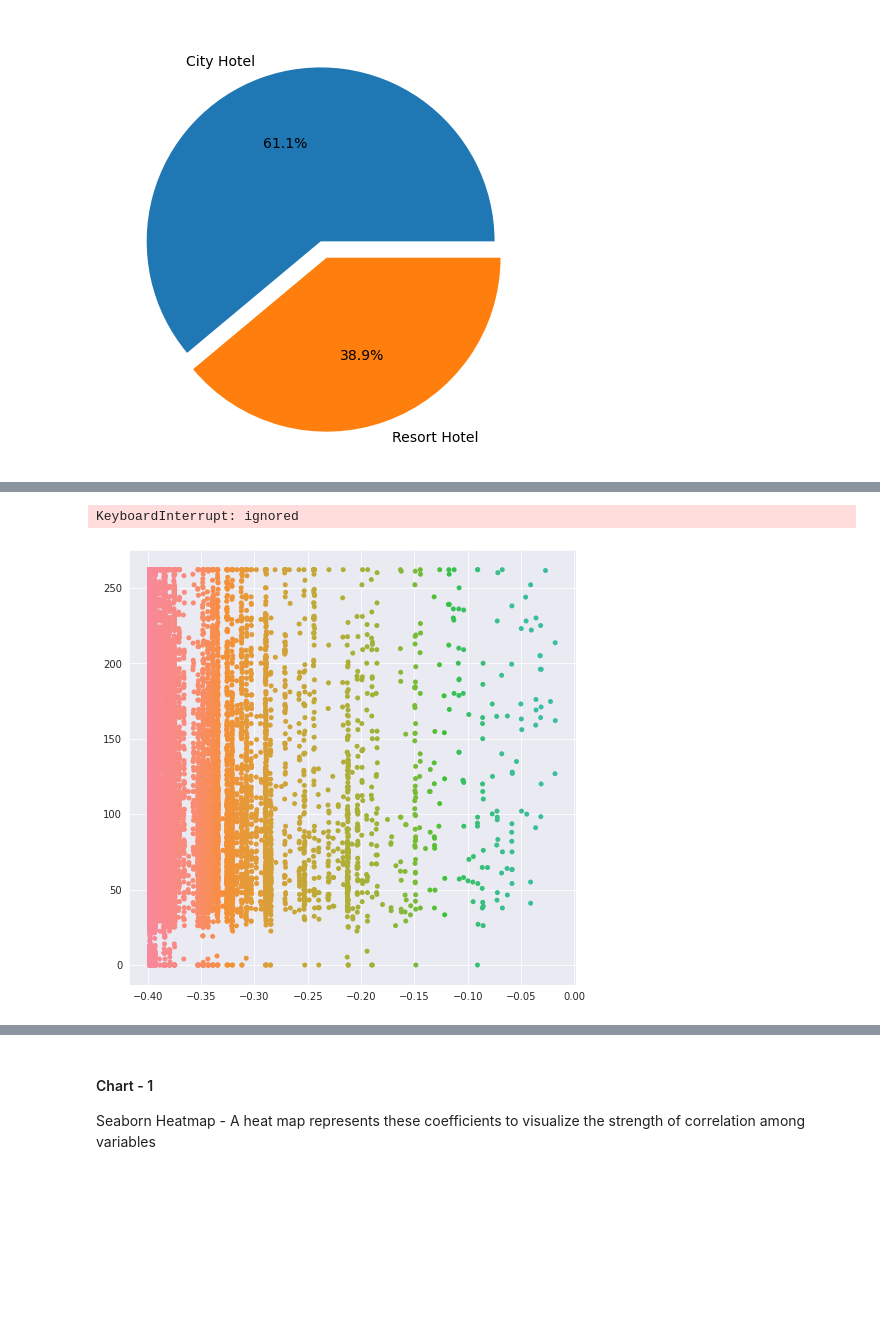
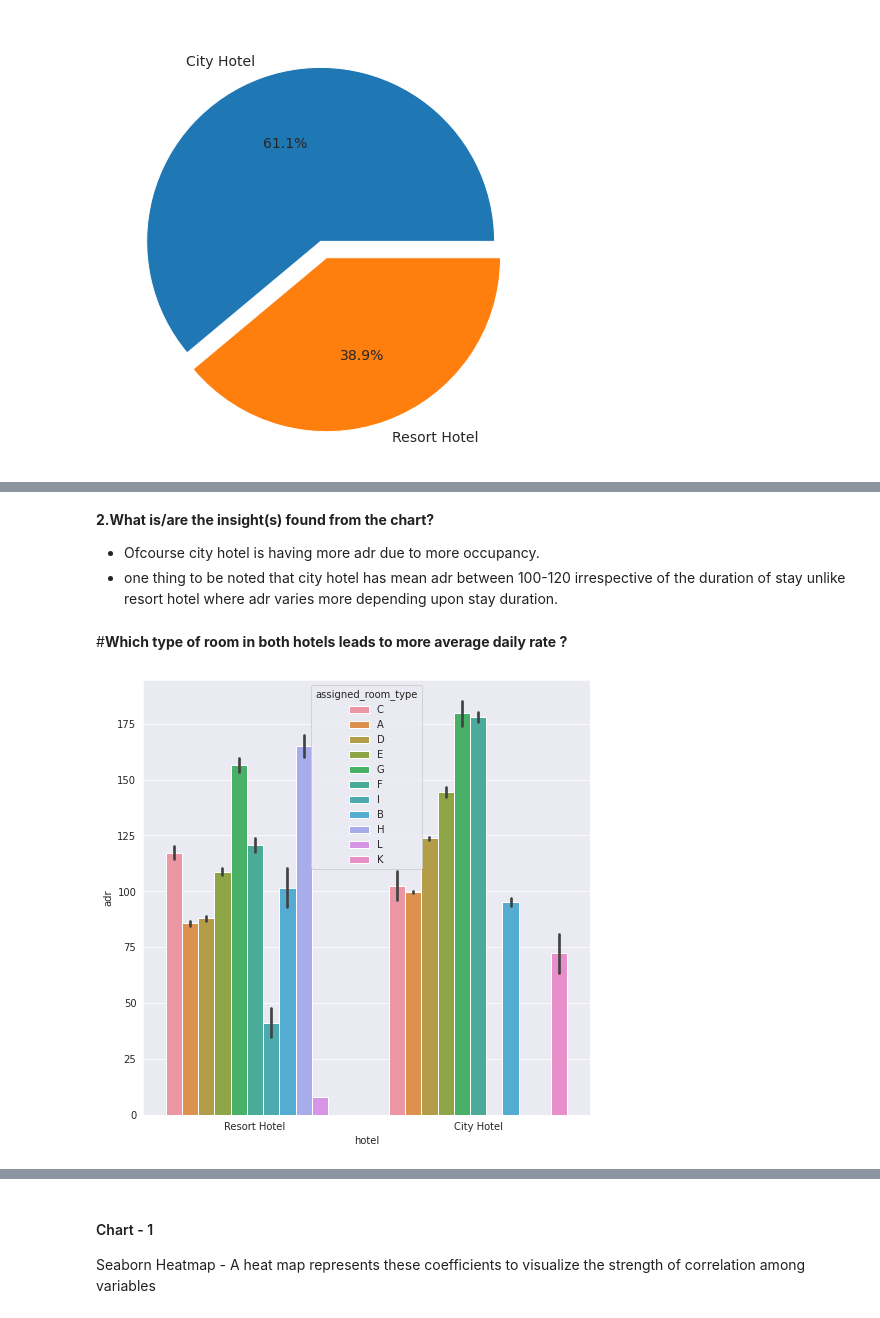
Before and after one commit to aswinijena3459/Hotel-Booking-analysis-EDA, a Jupyter notebook: Hotel_Bookings_Analysis.ipynb, the cells around one changed output, grey strips where cells are left out. Saved outputs shown, nothing was run; the diff lists cells and outputs as text; code cells hidden in the pictures; blank space fills up the shorter version.

```diff
--- a/Hotel_Bookings_Analysis.ipynb
+++ b/Hotel_Bookings_Analysis.ipynb
@@ -31,7 +31,7 @@ plt.rcParams['figure.figsize'] = (10,7)
 %matplotlib inline
 import seaborn as sns
 import missingno as msno
-plt.rcParams['figure.figsize'] = 8,8
+plt.rcParams['figure.figsize'] = 12,8
 # import done to avoid warnings
 from warnings import filterwarnings
 # %% [markdown]
@@ -791,5 +791,6 @@ We will take data points outside range 0-14 numbers as ouliers and replace with
 # %%
 df1.loc[df1['total_stay'] >14,'total_stay'] = 14
+df1.loc[df1['total_stay'] <1,'total_stay'] = 1
 # %% [markdown]
 Still there are some features where outliers are present .We will do the outlier treatment of those features by analysing distplot, boxplot and summary statistics individually for every feature
 # %%
@@ -942,5 +992,4 @@ plt.show()
 # %%
-sns.set_style('darkgrid')  # set the background style of the plot
-sns.countplot(x ='hotel',hue='is_canceled', data = df1,palette ='plasma')
+sns.barplot(x ='hotel', y ='lead_time',hue='is_canceled',data = df1, palette ='plasma')  ####getting relationship between hotel, lead_time wrt is_canceled
 plt.show()
 # %% [output]
@@ -948,6 +1008,11 @@ plt.show()
+# %% [markdown]
+**2.What is/are the insight(s) found from the chart?**
+- Ofcourse city hotel is having more adr due to more occupancy.
+- one thing to be noted that city hotel has mean adr between 100-120 irrespective of the duration of stay unlike resort hotel where adr varies more depending upon stay duration.
+# %% [markdown]
+#**Which type of room in both hotels leads to more average daily rate ?**
 # %%
-sns.stripplot(x ='hotel', y ='adr', data = df1,jitter = True, hue ='country', dodge = True)
+sns.barplot(x ='hotel', y ='adr', data = df1, hue='assigned_room_type',dodge = True)
 plt.show()
 # %% [output]
-KeyboardInterrupt: ignored
-[figure, old version]
+[figure, new version]
```
Also changed, not shown: parts of 43 cells of this notebook.
